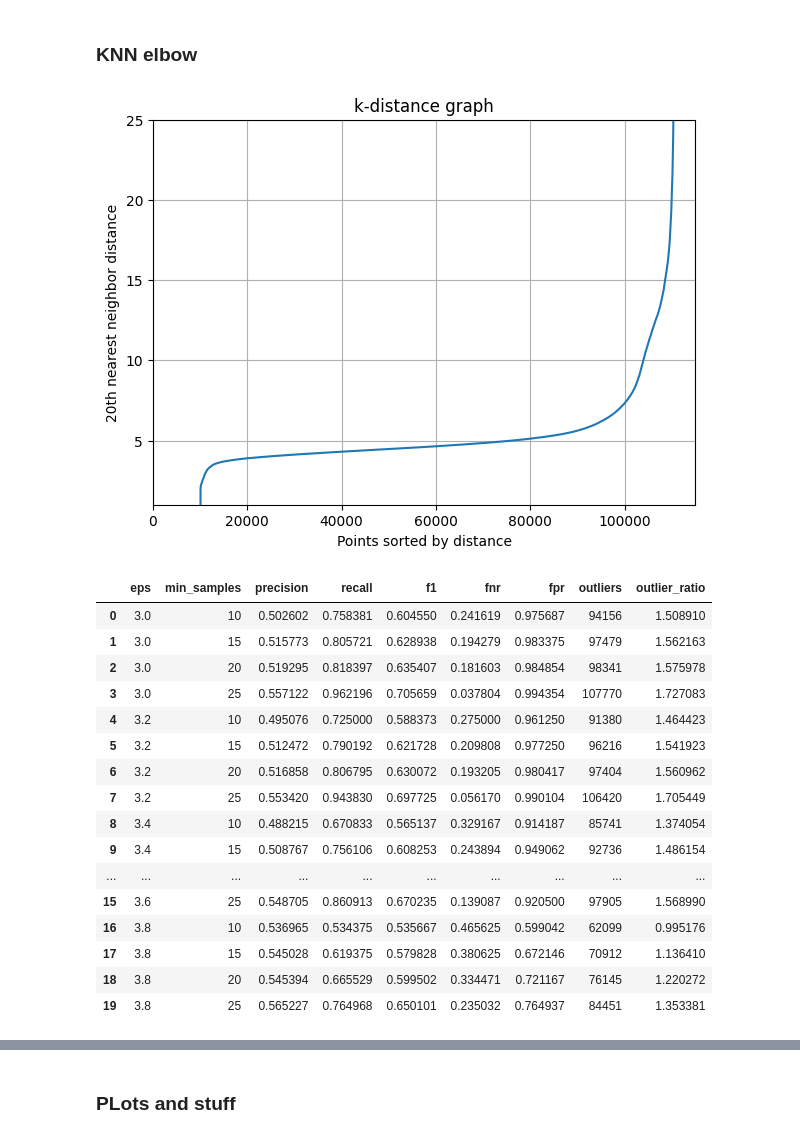
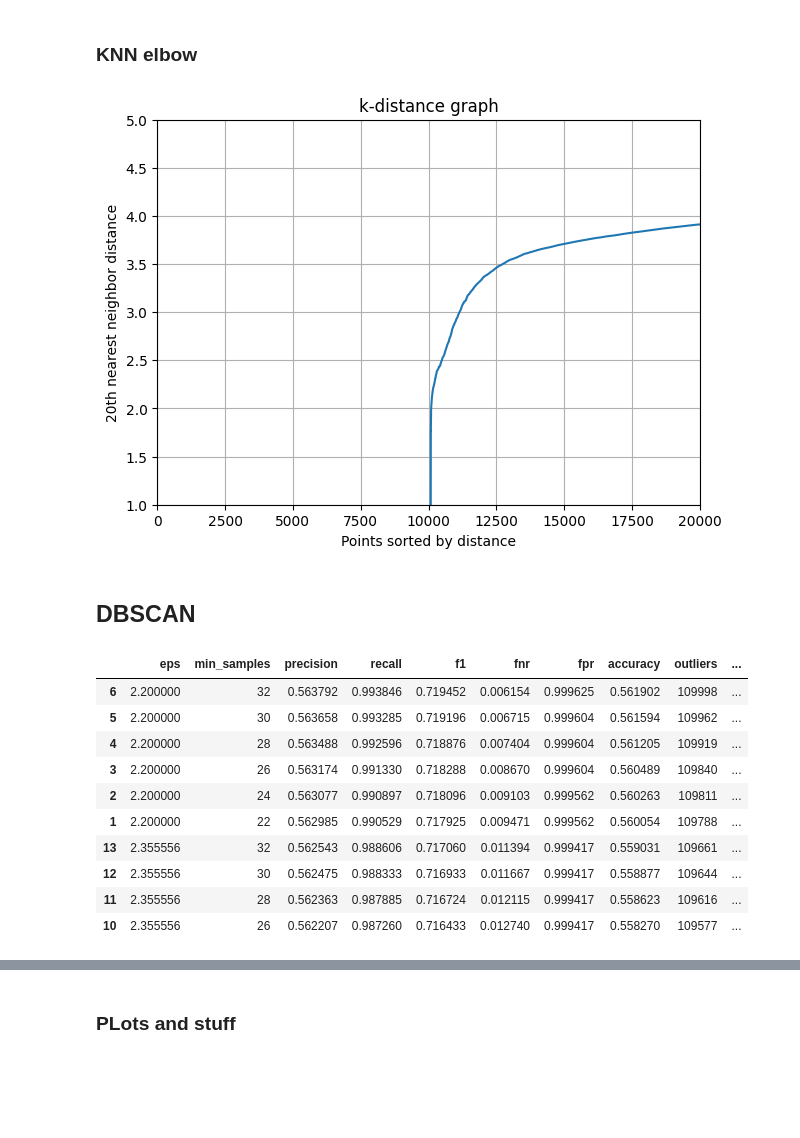
Before and after one commit to flod1n/R7022E-AI-in-processindustry-and-automation, a Jupyter notebook: Lab2_unsupervised/task2.ipynb, the cells around one changed output, grey strips where cells are left out. Cells and saved outputs as stored; diff of their text form; code cells hidden in the pictures; blank space fills up the shorter version.

```diff
--- a/Lab2_unsupervised/task2.ipynb
+++ b/Lab2_unsupervised/task2.ipynb
@@ -149,21 +149,23 @@ weighted avg       0.76      0.48      0.35    110400
 from sklearn.neighbors import NearestNeighbors
 import matplotlib.pyplot as plt
 
-neighbors = NearestNeighbors(n_neighbors=20)
+neighbors = NearestNeighbors(n_neighbors=21)
 neighbors_fit = neighbors.fit(X_test_pca)
 distances, indices = neighbors_fit.kneighbors(X_test_pca)
 distances = np.sort(distances[:, -1])
 # %%
 plt.figure(figsize=(7,5))
 plt.plot(distances)
 plt.title("k-distance graph")
 plt.xlabel("Points sorted by distance")
 plt.ylabel("20th nearest neighbor distance")
-plt.xlim(00000, 115000)
-plt.ylim(1, 25)
+plt.xlim(00000, 20000)
+plt.ylim(1, 5)
 plt.grid(True)
 plt.show()
 # %% [output]
-[figure, old version]
+[figure, new version]
+# %% [markdown]
+## DBSCAN
 # %%
 from sklearn.cluster import DBSCAN
@@ -210,24 +224,23 @@ for eps in eps_values:
 # %%
-results_df = pd.DataFrame(results)
-results_df.iloc[:,:9]
+results_df = pd.read_json('dbscan_results.json')
+top5 = results_df.sort_values(
+    by=["f1", "recall", "precision"],
+    ascending=False
+).head(10)
+
+top5.iloc[:,:10]
 # %% [output]
-|  | eps | min_samples | precision | recall | f1 | fnr | fpr | outliers | outlier_ratio |
-| 0 | 3.0 | 10 | 0.502602 | 0.758381 | 0.604550 | 0.241619 | 0.975687 | 94156 | 1.508910 |
-| 1 | 3.0 | 15 | 0.515773 | 0.805721 | 0.628938 | 0.194279 | 0.983375 | 97479 | 1.562163 |
-| 2 | 3.0 | 20 | 0.519295 | 0.818397 | 0.635407 | 0.181603 | 0.984854 | 98341 | 1.575978 |
-| 3 | 3.0 | 25 | 0.557122 | 0.962196 | 0.705659 | 0.037804 | 0.994354 | 107770 | 1.727083 |
-| 4 | 3.2 | 10 | 0.495076 | 0.725000 | 0.588373 | 0.275000 | 0.961250 | 91380 | 1.464423 |
-| 5 | 3.2 | 15 | 0.512472 | 0.790192 | 0.621728 | 0.209808 | 0.977250 | 96216 | 1.541923 |
-| 6 | 3.2 | 20 | 0.516858 | 0.806795 | 0.630072 | 0.193205 | 0.980417 | 97404 | 1.560962 |
-| 7 | 3.2 | 25 | 0.553420 | 0.943830 | 0.697725 | 0.056170 | 0.990104 | 106420 | 1.705449 |
-| 8 | 3.4 | 10 | 0.488215 | 0.670833 | 0.565137 | 0.329167 | 0.914187 | 85741 | 1.374054 |
-| 9 | 3.4 | 15 | 0.508767 | 0.756106 | 0.608253 | 0.243894 | 0.949062 | 92736 | 1.486154 |
-| ... | ... | ... | ... | ... | ... | ... | ... | ... | ... |
-| 15 | 3.6 | 25 | 0.548705 | 0.860913 | 0.670235 | 0.139087 | 0.920500 | 97905 | 1.568990 |
-| 16 | 3.8 | 10 | 0.536965 | 0.534375 | 0.535667 | 0.465625 | 0.599042 | 62099 | 0.995176 |
-| 17 | 3.8 | 15 | 0.545028 | 0.619375 | 0.579828 | 0.380625 | 0.672146 | 70912 | 1.136410 |
-| 18 | 3.8 | 20 | 0.545394 | 0.665529 | 0.599502 | 0.334471 | 0.721167 | 76145 | 1.220272 |
-| 19 | 3.8 | 25 | 0.565227 | 0.764968 | 0.650101 | 0.235032 | 0.764937 | 84451 | 1.353381 |
+|  | eps | min_samples | precision | recall | f1 | fnr | fpr | accuracy | outliers | ... |
+| 6 | 2.200000 | 32 | 0.563792 | 0.993846 | 0.719452 | 0.006154 | 0.999625 | 0.561902 | 109998 | ... |
+| 5 | 2.200000 | 30 | 0.563658 | 0.993285 | 0.719196 | 0.006715 | 0.999604 | 0.561594 | 109962 | ... |
+| 4 | 2.200000 | 28 | 0.563488 | 0.992596 | 0.718876 | 0.007404 | 0.999604 | 0.561205 | 109919 | ... |
+| 3 | 2.200000 | 26 | 0.563174 | 0.991330 | 0.718288 | 0.008670 | 0.999604 | 0.560489 | 109840 | ... |
+| 2 | 2.200000 | 24 | 0.563077 | 0.990897 | 0.718096 | 0.009103 | 0.999562 | 0.560263 | 109811 | ... |
+| 1 | 2.200000 | 22 | 0.562985 | 0.990529 | 0.717925 | 0.009471 | 0.999562 | 0.560054 | 109788 | ... |
+| 13 | 2.355556 | 32 | 0.562543 | 0.988606 | 0.717060 | 0.011394 | 0.999417 | 0.559031 | 109661 | ... |
+| 12 | 2.355556 | 30 | 0.562475 | 0.988333 | 0.716933 | 0.011667 | 0.999417 | 0.558877 | 109644 | ... |
+| 11 | 2.355556 | 28 | 0.562363 | 0.987885 | 0.716724 | 0.012115 | 0.999417 | 0.558623 | 109616 | ... |
+| 10 | 2.355556 | 26 | 0.562207 | 0.987260 | 0.716433 | 0.012740 | 0.999417 | 0.558270 | 109577 | ... |
 # %%
 from sklearn.metrics import classification_report, confusion_matrix
 
```
Also changed, not shown: parts of 6 cells of this notebook.
